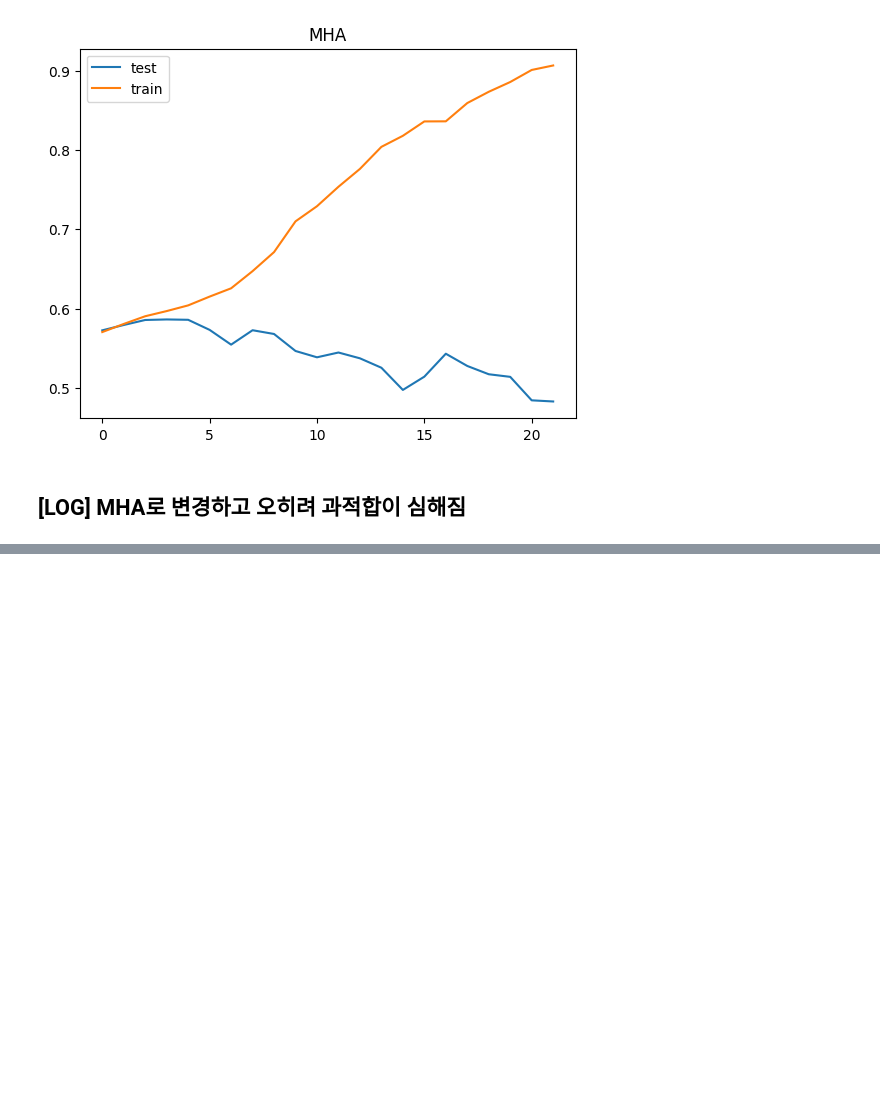
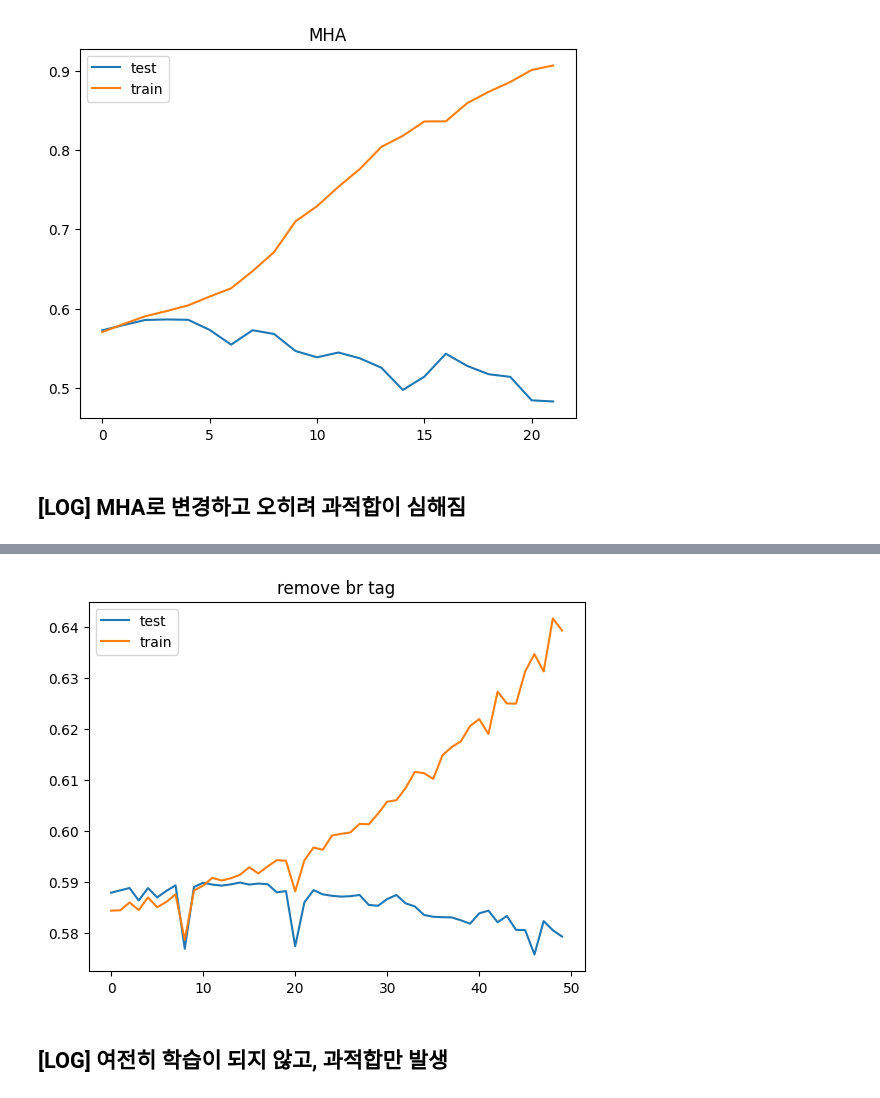
Before and after one commit to teacherSsamko/DL-study, a Jupyter notebook: w2_1.ipynb, the cells around one changed output, grey strips where cells are left out. Cells and saved outputs as stored; diff of their text form; code cells hidden in the pictures; blank space fills up the shorter version.

```diff
--- a/w2_1.ipynb
+++ b/w2_1.ipynb
@@ -491,0 +566,29 @@ plot_acc(test_acc_list, train_acc_list, 'test', 'train', 'MHA')
+# %%
+n_epochs = 50
+train_acc_list = []
+test_acc_list = []
+
+for epoch in range(n_epochs):
+  total_loss = 0
+  model.train()
+  for data in train_loader:
+    model.zero_grad()
+    inputs, labels = data
+    inputs, labels = inputs.to('cuda'), labels.to('cuda')
+
+    preds = model(inputs)
+    loss = loss_fn(preds, labels)
+    loss.backward()
+    optimizer.step()
+
+    total_loss += loss.item()
+
+  print(f"Epoch {epoch:3d} | Train Loss: {total_loss}")
+
+  with torch.no_grad():
+    model.eval()
+    train_acc = accuracy(model, train_loader)
+    test_acc = accuracy(model, test_loader)
+    train_acc_list.append(train_acc)
+    test_acc_list.append(test_acc)
+    print(f"=========> Train acc: {train_acc:.3f} | Test acc: {test_acc:.3f}")
@@ -491,0 +613,6 @@ plot_acc(test_acc_list, train_acc_list, 'test', 'train', 'MHA')
+# %%
+plot_acc(test_acc_list, train_acc_list, 'test', 'train', 'remove br tag')
+# %% [output]
+[figure, added]
+# %% [markdown]
+## [LOG] 여전히 학습이 되지 않고, 과적합만 발생
```
Also changed, not shown: parts of 7 cells of this notebook.
